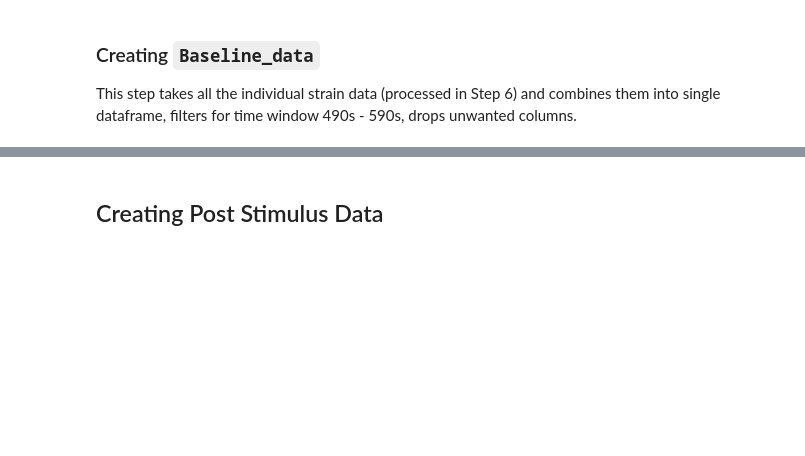
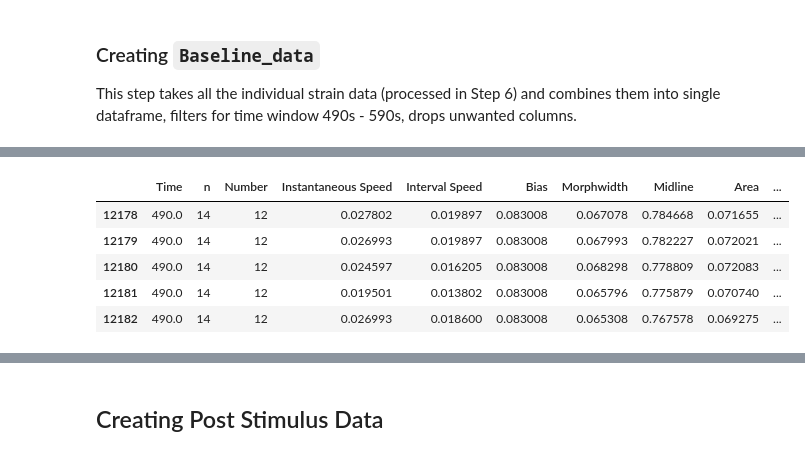
Before and after one commit to JosephLiangUBC/MWT_Dashboard, a Jupyter notebook: Step3_Tap_Baseline_Data_Analyses.ipynb, the cells around one changed output, grey strips where cells are left out. Drawn from its saved outputs; the diff is of its cells as text; code cells hidden in the pictures; blank space fills up the shorter version.

```diff
--- a/Step3_Tap_Baseline_Data_Analyses.ipynb
+++ b/Step3_Tap_Baseline_Data_Analyses.ipynb
@@ -413,0 +450,13 @@ Baseline_data.shape
+# %%
+Baseline_data2 = base.drop(columns=["Tap", "Puff", "x","y", "Experiment", "taps"]).dropna().reset_index(drop=True) # removed dropna()
+
+Baseline_data2 = Baseline_data2[((Baseline_data2.Time<=590)&(Baseline_data2.Time >=490))]
+
+Baseline_data2.head()
+# %% [output]
+|  | Time | n | Number | Instantaneous Speed | Interval Speed | Bias | Morphwidth | Midline | Area | ... |
+| 12178 | 490.0 | 14 | 12 | 0.027802 | 0.019897 | 0.083008 | 0.067078 | 0.784668 | 0.071655 | ... |
+| 12179 | 490.0 | 14 | 12 | 0.026993 | 0.019897 | 0.083008 | 0.067993 | 0.782227 | 0.072021 | ... |
+| 12180 | 490.0 | 14 | 12 | 0.024597 | 0.016205 | 0.083008 | 0.068298 | 0.778809 | 0.072083 | ... |
+| 12181 | 490.0 | 14 | 12 | 0.019501 | 0.013802 | 0.083008 | 0.065796 | 0.775879 | 0.070740 | ... |
+| 12182 | 490.0 | 14 | 12 | 0.026993 | 0.018600 | 0.083008 | 0.065308 | 0.767578 | 0.069275 | ... |
```
Also changed, not shown: parts of 8 cells of this notebook.
